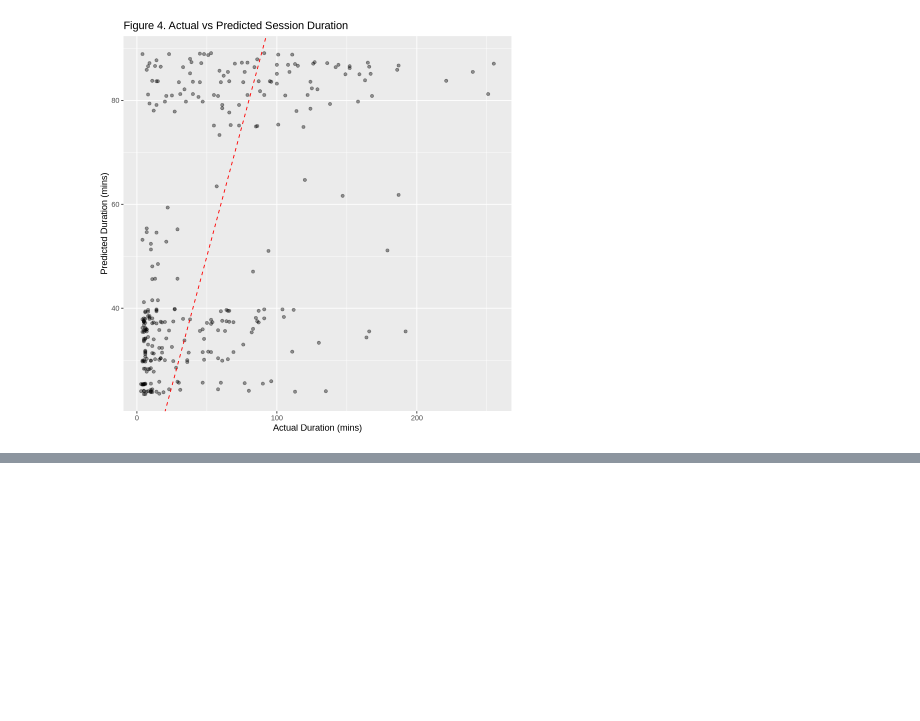
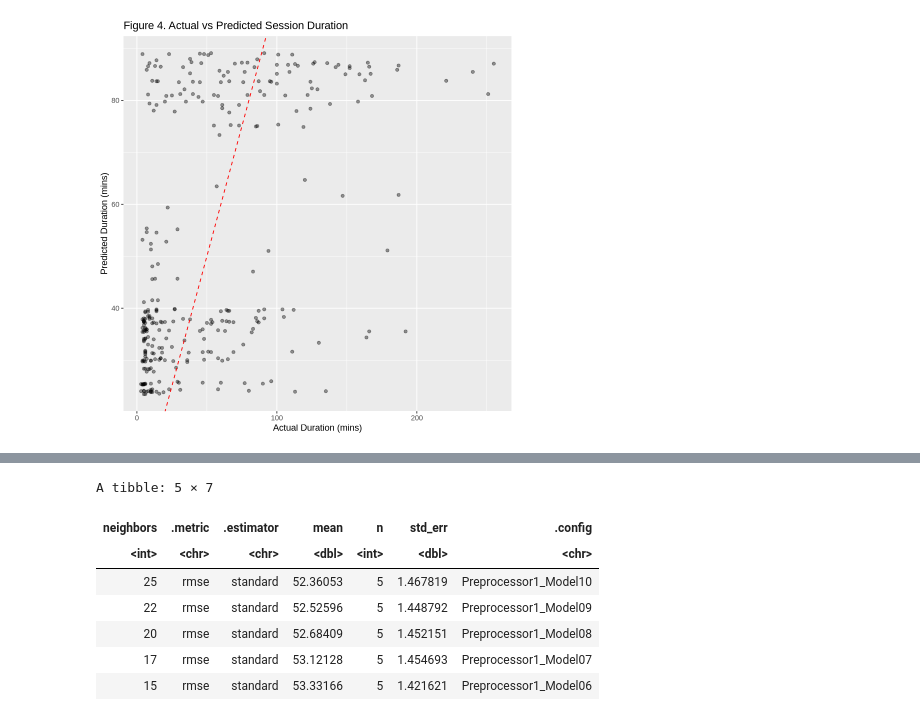
Before and after one commit to kvnwad/dsci-100-2024w2-group-19, a Jupyter notebook: Final_Project (2).ipynb, the cells around one changed output, grey strips where cells are left out. Drawn from its saved outputs; the diff is of its cells as text; code cells hidden in the pictures; blank space fills up the shorter version.

```diff
--- a/Final_Project (2).ipynb
+++ b/Final_Project (2).ipynb
@@ -290,0 +291,11 @@ A tibble: 20 × 7
+# %%
+show_best(tuned, metric = "rmse")
+# %% [output]
+A tibble: 5 × 7
+| neighbors | .metric | .estimator | mean | n | std_err | .config |
+| <int> | <chr> | <chr> | <dbl> | <int> | <dbl> | <chr> |
+| 25 | rmse | standard | 52.36053 | 5 | 1.467819 | Preprocessor1_Model10 |
+| 22 | rmse | standard | 52.52596 | 5 | 1.448792 | Preprocessor1_Model09 |
+| 20 | rmse | standard | 52.68409 | 5 | 1.452151 | Preprocessor1_Model08 |
+| 17 | rmse | standard | 53.12128 | 5 | 1.454693 | Preprocessor1_Model07 |
+| 15 | rmse | standard | 53.33166 | 5 | 1.421621 | Preprocessor1_Model06 |
```
Also changed, not shown: parts of 6 cells of this notebook.
